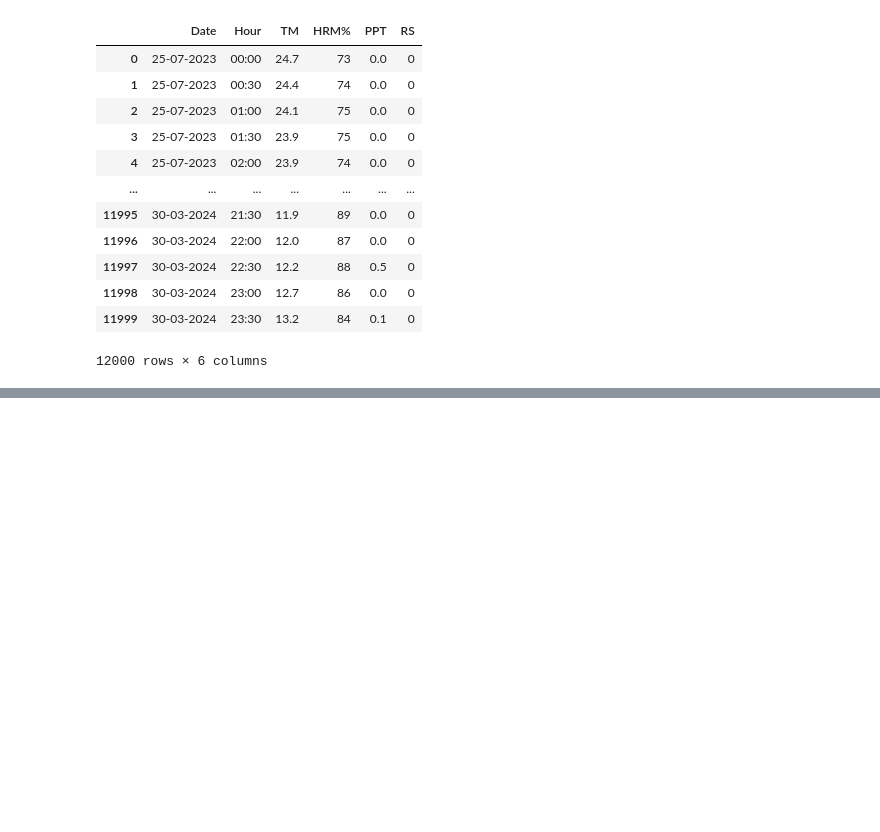
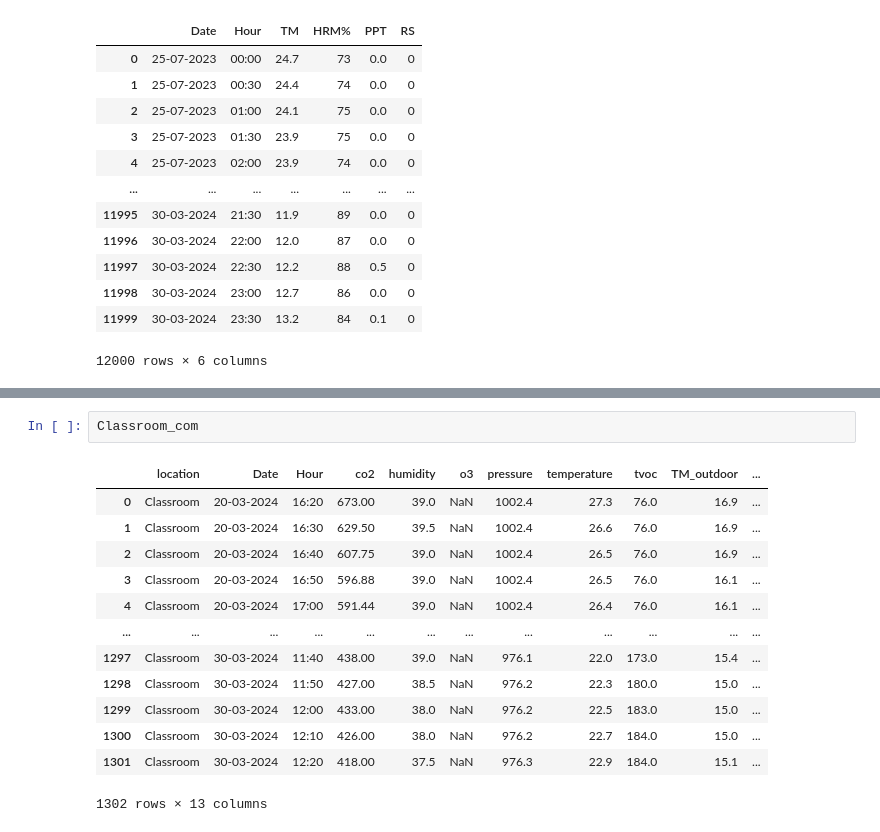
Before and after one commit to peremayolc/UAB_EnergyStudy, a Jupyter notebook: Recommender/recommendersys.ipynb, the cells around one changed output, grey strips where cells are left out. Cells and saved outputs as stored; diff of their text form; blank space fills up the shorter version.

```diff
--- a/Recommender/recommendersys.ipynb
+++ b/Recommender/recommendersys.ipynb
@@ -175 +262,17 @@ data_sensors
+# %%
+Classroom_com
+# %% [output]
+|  | location | Date | Hour | co2 | humidity | o3 | pressure | temperature | tvoc | TM_outdoor | ... |
+| 0 | Classroom | 20-03-2024 | 16:20 | 673.00 | 39.0 | NaN | 1002.4 | 27.3 | 76.0 | 16.9 | ... |
+| 1 | Classroom | 20-03-2024 | 16:30 | 629.50 | 39.5 | NaN | 1002.4 | 26.6 | 76.0 | 16.9 | ... |
+| 2 | Classroom | 20-03-2024 | 16:40 | 607.75 | 39.0 | NaN | 1002.4 | 26.5 | 76.0 | 16.9 | ... |
+| 3 | Classroom | 20-03-2024 | 16:50 | 596.88 | 39.0 | NaN | 1002.4 | 26.5 | 76.0 | 16.1 | ... |
+| 4 | Classroom | 20-03-2024 | 17:00 | 591.44 | 39.0 | NaN | 1002.4 | 26.4 | 76.0 | 16.1 | ... |
+| ... | ... | ... | ... | ... | ... | ... | ... | ... | ... | ... | ... |
+| 1297 | Classroom | 30-03-2024 | 11:40 | 438.00 | 39.0 | NaN | 976.1 | 22.0 | 173.0 | 15.4 | ... |
+| 1298 | Classroom | 30-03-2024 | 11:50 | 427.00 | 38.5 | NaN | 976.2 | 22.3 | 180.0 | 15.0 | ... |
+| 1299 | Classroom | 30-03-2024 | 12:00 | 433.00 | 38.0 | NaN | 976.2 | 22.5 | 183.0 | 15.0 | ... |
+| 1300 | Classroom | 30-03-2024 | 12:10 | 426.00 | 38.0 | NaN | 976.2 | 22.7 | 184.0 | 15.0 | ... |
+| 1301 | Classroom | 30-03-2024 | 12:20 | 418.00 | 37.5 | NaN | 976.3 | 22.9 | 184.0 | 15.1 | ... |
+1302 rows × 13 columns
 # %%
```
Also changed, not shown: parts of 17 cells of this notebook, 1 other file.
